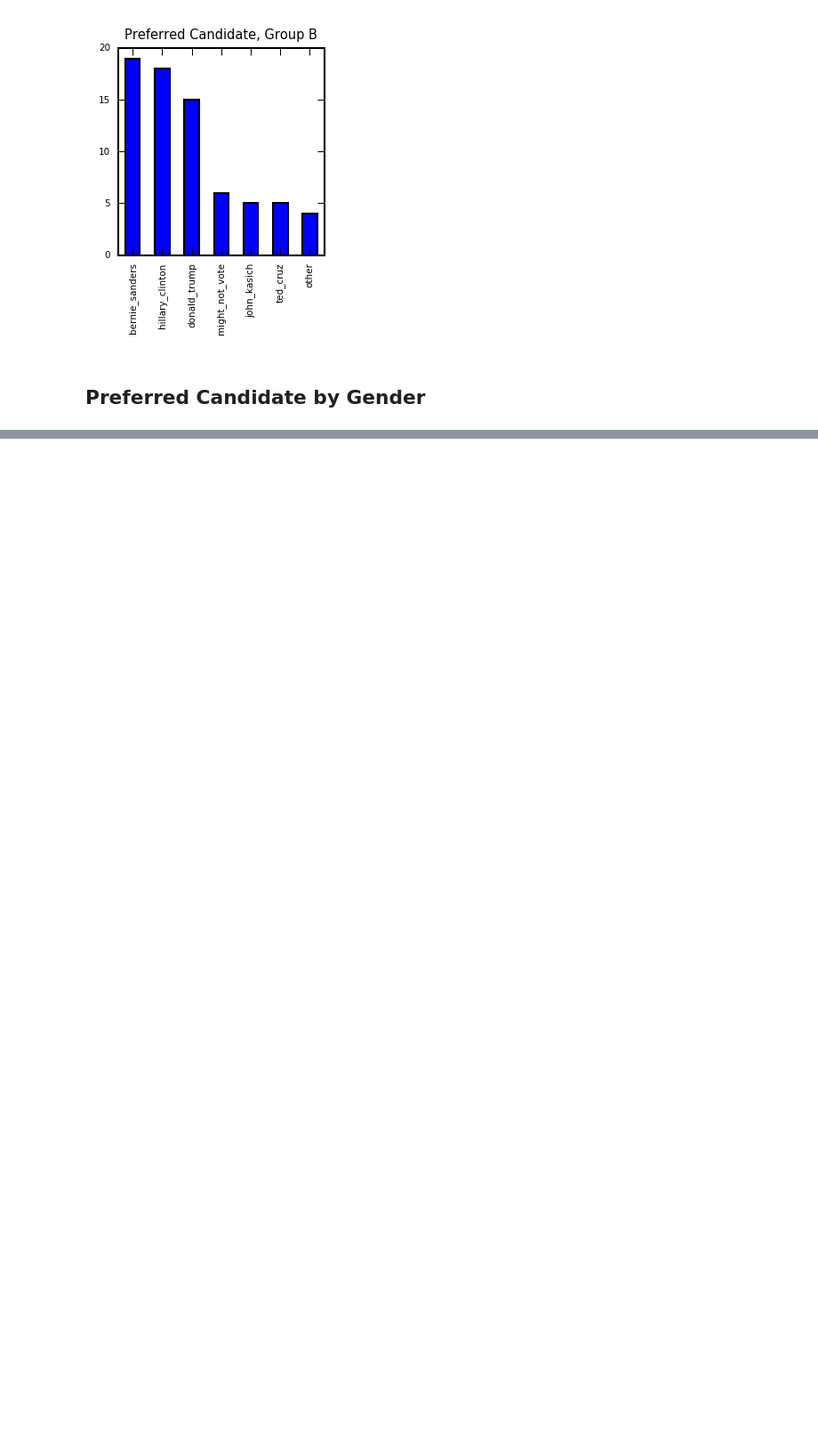
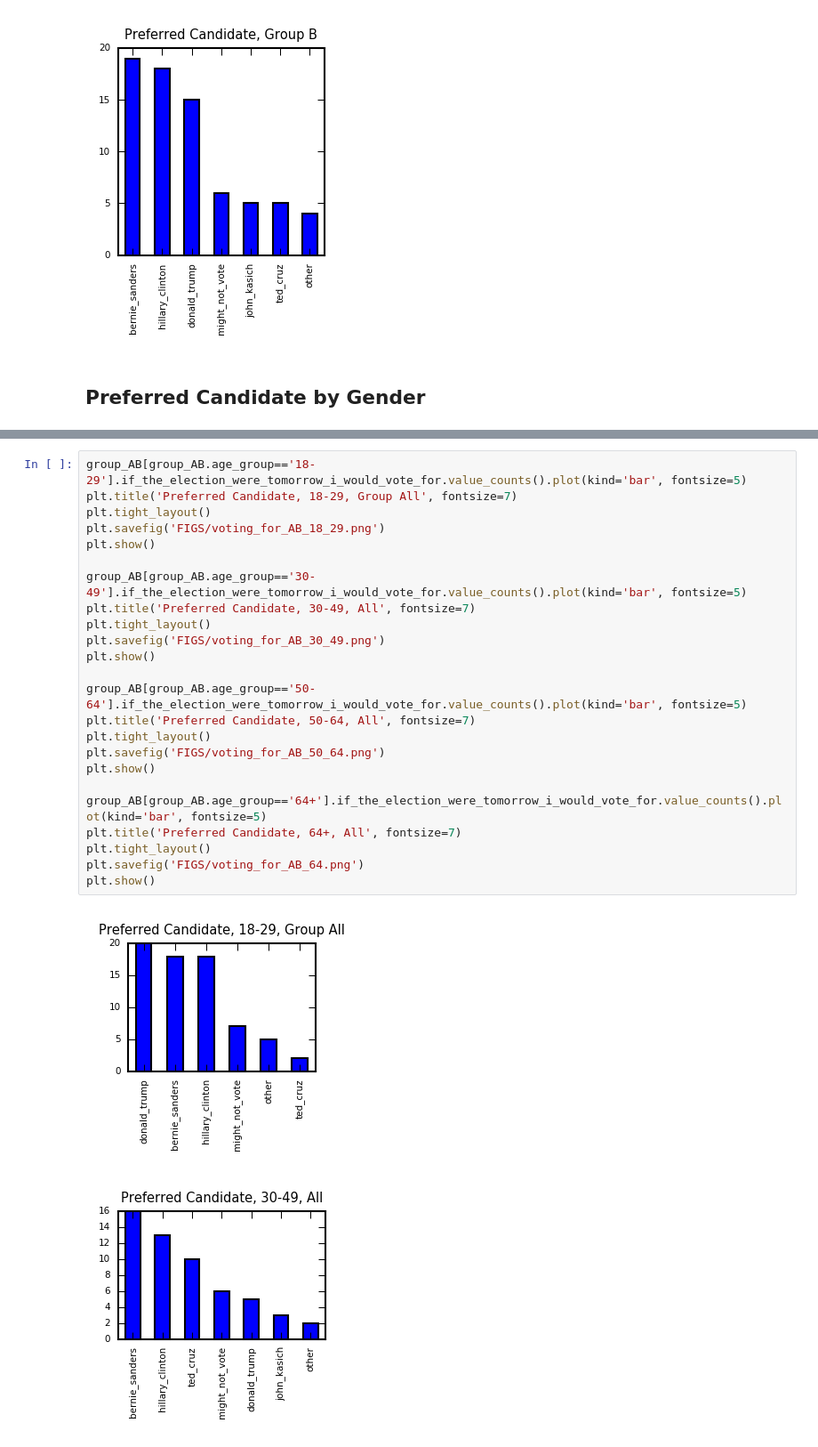
Before and after one commit to sbchou/ANALYSIS, a Jupyter notebook: SURVEY/RESULTS/SurveyDemographics.ipynb, the cells around one changed output, grey strips where cells are left out. Shown at 89% size. Cells and saved outputs as stored; diff of their text form; blank space fills up the shorter version.

```diff
--- a/SURVEY/RESULTS/SurveyDemographics.ipynb
+++ b/SURVEY/RESULTS/SurveyDemographics.ipynb
@@ -163,0 +239,27 @@ plt.show()
+# %%
+group_AB[group_AB.age_group=='18-29'].if_the_election_were_tomorrow_i_would_vote_for.value_counts().plot(kind='bar', fontsize=5)
+plt.title('Preferred Candidate, 18-29, Group All', fontsize=7)
+plt.tight_layout()
+plt.savefig('FIGS/voting_for_AB_18_29.png')
+plt.show()
+
+group_AB[group_AB.age_group=='30-49'].if_the_election_were_tomorrow_i_would_vote_for.value_counts().plot(kind='bar', fontsize=5)
+plt.title('Preferred Candidate, 30-49, All', fontsize=7)
+plt.tight_layout()
+plt.savefig('FIGS/voting_for_AB_30_49.png')
+plt.show()
+
+group_AB[group_AB.age_group=='50-64'].if_the_election_were_tomorrow_i_would_vote_for.value_counts().plot(kind='bar', fontsize=5)
+plt.title('Preferred Candidate, 50-64, All', fontsize=7)
+plt.tight_layout()
+plt.savefig('FIGS/voting_for_AB_50_64.png')
+plt.show()
+
+group_AB[group_AB.age_group=='64+'].if_the_election_were_tomorrow_i_would_vote_for.value_counts().plot(kind='bar', fontsize=5)
+plt.title('Preferred Candidate, 64+, All', fontsize=7)
+plt.tight_layout()
+plt.savefig('FIGS/voting_for_AB_64.png')
+plt.show()
+# %% [output]
+[figure, added]
+[figure, added]
```
Also changed, not shown: parts of 9 cells of this notebook, 30 other files.
